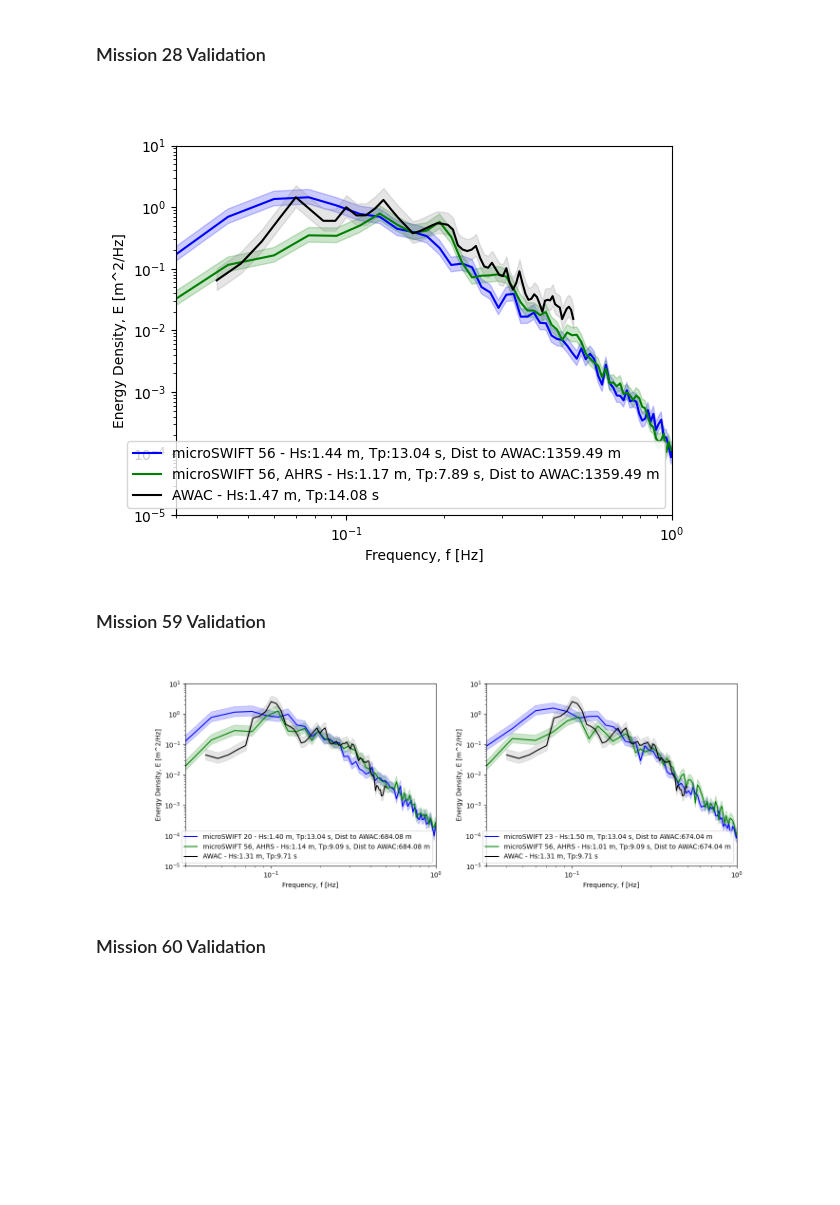
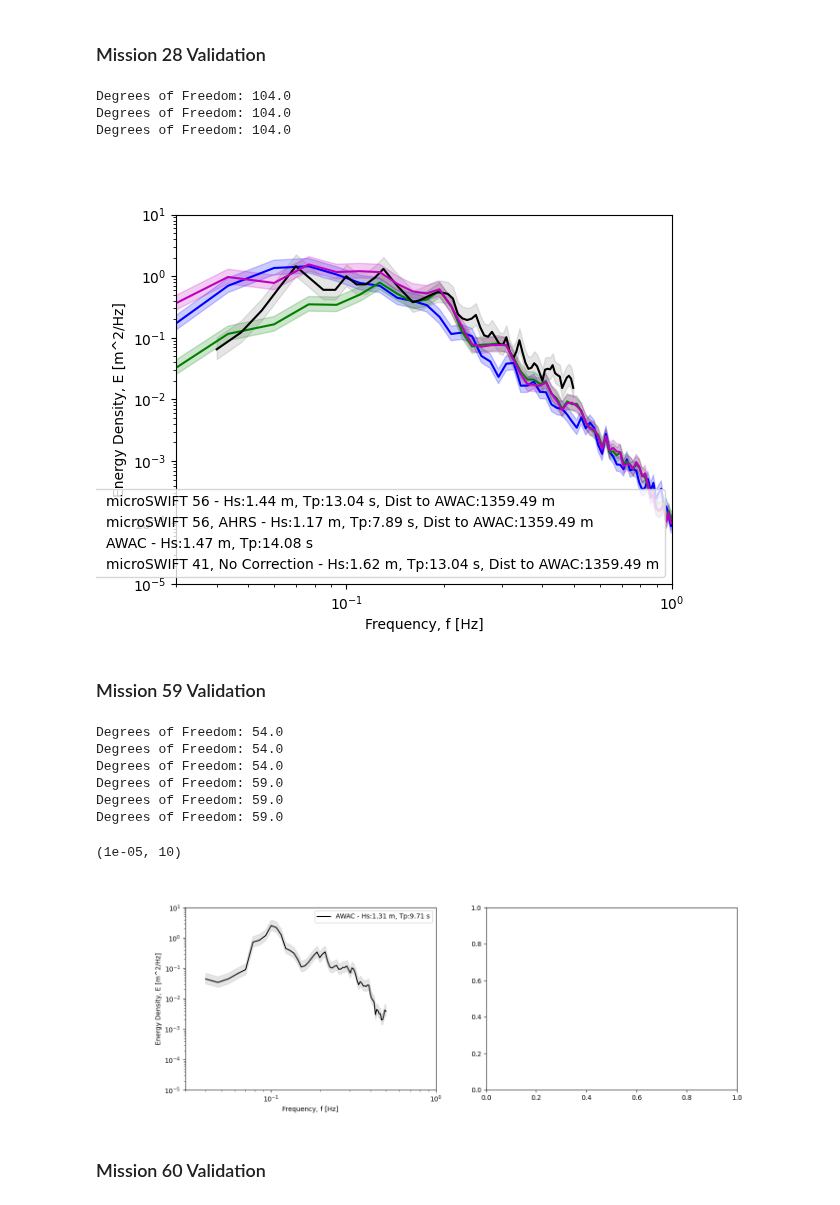
Before and after one commit to SASlabgroup/DUNEXMainExp, a Jupyter notebook: Validation/SeaSurfaceElevationComputationValidation.ipynb, the cells around one changed output. Drawn from its saved outputs; the diff is of its cells as text; code cells hidden in the pictures; blank space fills up the shorter version.

```diff
--- a/Validation/SeaSurfaceElevationComputationValidation.ipynb
+++ b/Validation/SeaSurfaceElevationComputationValidation.ipynb
@@ -501,6 +583,11 @@ mission26_microSWIFT37_accel_z_filt_ahrs, mission26_microSWIFT37_w_ahrs, mission
 c_mission26_microSWIFT37_ahrs = chi2.ppf([1 - alpha / 2, alpha / 2], mission26_microSWIFT37_dof_ahrs)
 c2_mission26_microSWIFT37_ahrs = mission26_microSWIFT37_dof_ahrs / c_mission26_microSWIFT37_ahrs
 mission26_microSWIFT37_Hs_ahrs, mission26_microSWIFT37_Tp_ahrs = computeBulkWaveParameters(mission26_microSWIFT37_f_ahrs, mission26_microSWIFT37_E_ahrs)
+# No Correction
+mission26_microSWIFT37_nc_accel_z_filt, mission26_microSWIFT37_nc_w, mission26_microSWIFT37_nc_z, mission26_microSWIFT37_nc_f, mission26_microSWIFT37_nc_E, mission26_microSWIFT37_nc_dof = processZAccel(nearAWAC_mission26_microSWIFT37['a_z'][0], fs, low_freq_cutoff, high_freq_cutoff, filt_order)
+c_mission26_microSWIFT37_nc = chi2.ppf([1 - alpha / 2, alpha / 2], mission26_microSWIFT37_nc_dof)
+c2_mission26_microSWIFT37_nc = mission26_microSWIFT37_nc_dof / c_mission26_microSWIFT37_nc
+mission26_microSWIFT37_nc_Hs, mission26_microSWIFT37_nc_Tp = computeBulkWaveParameters(mission26_microSWIFT37_nc_f, mission26_microSWIFT37_nc_E)
 
 
 # Plot the Spectrum from the microSWIFTs and the 4.5 m AWAC
@@ -513,6 +600,8 @@ ax1.loglog(mission26_microSWIFT37_f_ahrs, mission26_microSWIFT37_E_ahrs, color='
 ax1.fill_between(mission26_microSWIFT37_f_ahrs, mission26_microSWIFT37_E_ahrs*c2_mission26_microSWIFT37_ahrs[0], mission26_microSWIFT37_E_ahrs*c2_mission26_microSWIFT37_ahrs[1], color='g', alpha=.2)
 ax1.loglog(nearAWAC_mission26_microSWIFT37['f_awac'][0], nearAWAC_mission26_microSWIFT37['E_awac'][0], color='k', label='AWAC - Hs:{:.2f} m, Tp:{:.2f} s'.format(nearAWAC_mission26_microSWIFT37['Hs_awac'][0][0], nearAWAC_mission26_microSWIFT37['Tp_awac'][0][0]))
 ax1.fill_between(nearAWAC_mission26_microSWIFT37['f_awac'][0], nearAWAC_mission26_microSWIFT37['E_awac'][0]*c2_awac[0], nearAWAC_mission26_microSWIFT37['E_awac'][0]*c2_awac[1], color='gray', alpha=.2)
+ax1.loglog(mission26_microSWIFT37_nc_f, mission26_microSWIFT37_nc_E, color='m', label='microSWIFT 41, No Correction - Hs:{:.2f} m, Tp:{:.2f} s, Dist to AWAC:{:.2f} m'.format(mission26_microSWIFT37_nc_Hs, mission26_microSWIFT37_nc_Tp, mission26_microSWIFT37_dist2awac))
+ax1.fill_between(mission26_microSWIFT37_nc_f, mission26_microSWIFT37_nc_E*c2_mission26_microSWIFT37_nc[0], mission26_microSWIFT37_nc_E*c2_mission26_microSWIFT37_nc[1], color='m', alpha=.2)
 ax1.set_xlabel('Frequency, f [Hz]')
 ax1.set_ylabel('Energy Density, E [m^2/Hz]')
 ax1.legend()
@@ -540,7 +632,11 @@ mission28_microSWIFT56_accel_z_filt_ahrs, mission28_microSWIFT56_w_ahrs, mission
 c_mission28_microSWIFT56_ahrs = chi2.ppf([1 - alpha / 2, alpha / 2], mission28_microSWIFT56_dof_ahrs)
 c2_mission28_microSWIFT56_ahrs = mission28_microSWIFT56_dof_ahrs / c_mission28_microSWIFT56_ahrs
 mission28_microSWIFT56_Hs_ahrs, mission28_microSWIFT56_Tp_ahrs = computeBulkWaveParameters(mission28_microSWIFT56_f_ahrs, mission28_microSWIFT56_E_ahrs)
-
+# No Correction
+mission28_microSWIFT56_nc_accel_z_filt, mission28_microSWIFT56_nc_w, mission28_microSWIFT56_nc_z, mission28_microSWIFT56_nc_f, mission28_microSWIFT56_nc_E, mission28_microSWIFT56_nc_dof = processZAccel(nearAWAC_mission28_microSWIFT56['a_z'][0], fs, low_freq_cutoff, high_freq_cutoff, filt_order)
+c_mission28_microSWIFT56_nc = chi2.ppf([1 - alpha / 2, alpha / 2], mission28_microSWIFT56_nc_dof)
+c2_mission28_microSWIFT56_nc = mission28_microSWIFT56_nc_dof / c_mission28_microSWIFT56_nc
+mission28_microSWIFT56_nc_Hs, mission28_microSWIFT56_nc_Tp = computeBulkWaveParameters(mission28_microSWIFT56_nc_f, mission28_microSWIFT56_nc_E)
 
 # Plot the Spectrum from the microSWIFTs and the 4.5 m AWAC
 fig_mission28, ax1 = plt.subplots()
@@ -552,6 +648,8 @@ ax1.loglog(mission28_microSWIFT56_f_ahrs, mission28_microSWIFT56_E_ahrs, color='
 ax1.fill_between(mission28_microSWIFT56_f_ahrs, mission28_microSWIFT56_E_ahrs*c2_mission28_microSWIFT56_ahrs[0], mission28_microSWIFT56_E_ahrs*c2_mission28_microSWIFT56_ahrs[1], color='g', alpha=.2)
 ax1.loglog(nearAWAC_mission28_microSWIFT56['f_awac'][0], nearAWAC_mission28_microSWIFT56['E_awac'][0], color='k', label='AWAC - Hs:{:.2f} m, Tp:{:.2f} s'.format(nearAWAC_mission28_microSWIFT56['Hs_awac'][0][0], nearAWAC_mission28_microSWIFT56['Tp_awac'][0][0]))
 ax1.fill_between(nearAWAC_mission28_microSWIFT56['f_awac'][0], nearAWAC_mission28_microSWIFT56['E_awac'][0]*c2_awac[0], nearAWAC_mission28_microSWIFT56['E_awac'][0]*c2_awac[1], color='gray', alpha=.2)
+ax1.loglog(mission28_microSWIFT56_nc_f, mission28_microSWIFT56_nc_E, color='m', label='microSWIFT 41, No Correction - Hs:{:.2f} m, Tp:{:.2f} s, Dist to AWAC:{:.2f} m'.format(mission28_microSWIFT56_nc_Hs, mission28_microSWIFT56_nc_Tp, mission28_microSWIFT56_dist2awac))
+ax1.fill_between(mission28_microSWIFT56_nc_f, mission28_microSWIFT56_nc_E*c2_mission28_microSWIFT56_nc[0], mission28_microSWIFT56_nc_E*c2_mission28_microSWIFT56_nc[1], color='m', alpha=.2)
 ax1.set_xlabel('Frequency, f [Hz]')
 ax1.set_ylabel('Energy Density, E [m^2/Hz]')
 ax1.legend()
@@ -560,7 +658,10 @@ ax1.set_ylim(10**-5, 10)
 
 fig_mission28.savefig('./figures/mission28_validation.png')
 # %% [output]
+Degrees of Freedom: 104.0
+Degrees of Freedom: 104.0
+Degrees of Freedom: 104.0
-[figure, old version]
+[figure, new version]
 # %% [markdown]
 <h3>Mission 59 Validation</h3>
 # %%
@@ -579,55 +680,77 @@ mission59_microSWIFT20_accel_z_filt_ahrs, mission59_microSWIFT20_w_ahrs, mission
 c_mission59_microSWIFT20_ahrs = chi2.ppf([1 - alpha / 2, alpha / 2], mission59_microSWIFT20_dof_ahrs)
 c2_mission59_microSWIFT20_ahrs = mission59_microSWIFT20_dof_ahrs / c_mission59_microSWIFT20_ahrs
 mission59_microSWIFT20_Hs_ahrs, mission59_microSWIFT20_Tp_ahrs = computeBulkWaveParameters(mission59_microSWIFT20_f_ahrs, mission59_microSWIFT20_E_ahrs)
+# No Correction
+mission59_microSWIFT20_nc_accel_z_filt, mission59_microSWIFT20_nc_w, mission59_microSWIFT20_nc_z, mission59_microSWIFT20_nc_f, mission59_microSWIFT20_nc_E, mission59_microSWIFT20_nc_dof = processZAccel(nearAWAC_mission59_microSWIFT20['a_z'][0], fs, low_freq_cutoff, high_freq_cutoff, filt_order)
+c_mission59_microSWIFT20_nc = chi2.ppf([1 - alpha / 2, alpha / 2], mission59_microSWIFT20_nc_dof)
+c2_mission59_microSWIFT20_nc = mission59_microSWIFT20_nc_dof / c_mission59_microSWIFT20_nc
+mission59_microSWIFT20_nc_Hs, mission59_microSWIFT20_nc_Tp = computeBulkWaveParameters(mission59_microSWIFT20_nc_f, mission59_microSWIFT20_nc_E)
 
 # mission 59, microSWIFT 23
 # EKF
 nearAWAC_mission59_microSWIFT23 = io.loadmat('./data/nearAWACData_mission59_microSWIFT_23.mat')
 mission59_microSWIFT23_accel_x, mission59_microSWIFT23_accel_y, mission59_microSWIFT23_accel_z =  ekfCorrection(nearAWAC_mission59_microSWIFT23['a_x'][0], nearAWAC_mission59_microSWIFT23['a_y'][0], nearAWAC_mission59_microSWIFT23['a_z'][0], nearAWAC_mission59_microSWIFT23['gyro_x'][0], nearAWAC_mission59_microSWIFT23['gyro_y'][0], nearAWAC_mission59_microSWIFT23['gyro_z'][0], nearAWAC_mission59_microSWIFT23['mag_x'][0], nearAWAC_mission59_microSWIFT23['mag_y'][0], nearAWAC_mission59_microSWIFT23['mag_z'][0])
 mission59_microSWIFT23_accel_z_filt, mission59_microSWIFT23_w, mission59_microSWIFT23_z, mission59_microSWIFT23_f, mission59_microSWIFT23_E, mission59_microSWIFT23_dof = processZAccel(mission59_microSWIFT23_accel_z, fs, low_freq_cutoff, high_freq_cutoff, filt_order)
 c_mission59_microSWIFT23 = chi2.ppf([1 - alpha / 2, alpha / 2], mission59_microSWIFT23_dof)
 c2_mission59_microSWIFT23 = mission59_microSWIFT23_dof / c_mission59_microSWIFT23
 mission59_microSWIFT23_Hs, mission59_microSWIFT23_Tp = computeBulkWaveParameters(mission59_microSWIFT23_f, mission59_microSWIFT23_E)
 mission59_microSWIFT23_dist2awac = avgDistToAWAC(nearAWAC_mission59_microSWIFT23['x'][0], nearAWAC_mission59_microSWIFT23['y'][0], xFRF_awac, yFRF_awac)
 # AHRS
 nearAWAC_mission59_microSWIFT23_ahrs = io.loadmat('./data/ahrs_mission59_microSWIFT_23.mat')
 mission59_microSWIFT23_accel_z_filt_ahrs, mission59_microSWIFT23_w_ahrs, mission59_microSWIFT23_z_ahrs, mission59_microSWIFT23_f_ahrs, mission59_microSWIFT23_E_ahrs, mission59_microSWIFT23_dof_ahrs = processZAccel(np.squeeze(nearAWAC_mission59_microSWIFT23_ahrs['az_corrected']), fs, low_freq_cutoff, high_freq_cutoff, filt_order)
 c_mission59_microSWIFT23_ahrs = chi2.ppf([1 - alpha / 2, alpha / 2], mission59_microSWIFT23_dof_ahrs)
 c2_mission59_microSWIFT23_ahrs = mission59_microSWIFT23_dof_ahrs / c_mission59_microSWIFT23_ahrs
 mission59_microSWIFT23_Hs_ahrs, mission59_microSWIFT23_Tp_ahrs = computeBulkWaveParameters(mission59_microSWIFT23_f_ahrs, mission59_microSWIFT23_E_ahrs)
+# No Correction
+mission59_microSWIFT23_nc_accel_z_filt, mission59_microSWIFT23_nc_w, mission59_microSWIFT23_nc_z, mission59_microSWIFT23_nc_f, mission59_microSWIFT23_nc_E, mission59_microSWIFT23_nc_dof = processZAccel(nearAWAC_mission59_microSWIFT23['a_z'][0], fs, low_freq_cutoff, high_freq_cutoff, filt_order)
+c_mission59_microSWIFT23_nc = chi2.ppf([1 - alpha / 2, alpha / 2], mission59_microSWIFT23_nc_dof)
+c2_mission59_microSWIFT23_nc = mission59_microSWIFT23_nc_dof / c_mission59_microSWIFT23_nc
+mission59_microSWIFT23_nc_Hs, mission59_microSWIFT23_nc_Tp = computeBulkWaveParameters(mission59_microSWIFT23_nc_f, mission59_microSWIFT23_nc_E)
 
 # Plot the Spectrum from the microSWIFTs and the 4.5 m AWAC
-fig_mission59, (ax1, ax2) = plt.subplots(ncols=2, figsize=(15,5))
+# fig_mission59, (ax1, ax2) = plt.subplots(ncols=2, figsize=(15,5))
+fig_mission59, ax1 = plt.subplots( figsize=(10,5))
 
 # microSWIFT 20
-ax1.loglog(mission59_microSWIFT20_f, mission59_microSWIFT20_E, color='b', label='microSWIFT 20 - Hs:{:.2f} m, Tp:{:.2f} s, Dist to AWAC:{:.2f} m'.format(mission59_microSWIFT20_Hs, mission59_microSWIFT20_Tp, mission59_microSWIFT20_dist2awac))
-ax1.fill_between(mission59_microSWIFT20_f, mission59_microSWIFT20_E*c2_mission59_microSWIFT20[0], mission59_microSWIFT20_E*c2_mission59_microSWIFT20[1], color='b', alpha=.2)
-ax1.loglog(mission59_microSWIFT20_f_ahrs, mission59_microSWIFT20_E_ahrs, color='g', label='microSWIFT 56, AHRS - Hs:{:.2f} m, Tp:{:.2f} s, Dist to AWAC:{:.2f} m'.format(mission59_microSWIFT20_Hs_ahrs, mission59_microSWIFT20_Tp_ahrs, mission59_microSWIFT20_dist2awac))
-ax1.fill_between(mission59_microSWIFT20_f_ahrs, mission59_microSWIFT20_E_ahrs*c2_mission59_microSWIFT20_ahrs[0], mission59_microSWIFT20_E_ahrs*c2_mission59_microSWIFT20_ahrs[1], color='g', alpha=.2)
+# ax1.loglog(mission59_microSWIFT20_f, mission59_microSWIFT20_E, color='b', label='microSWIFT 20 - Hs:{:.2f} m, Tp:{:.2f} s, Dist to AWAC:{:.2f} m'.format(mission59_microSWIFT20_Hs, mission59_microSWIFT20_Tp, mission59_microSWIFT20_dist2awac))
+# ax1.fill_between(mission59_microSWIFT20_f, mission59_microSWIFT20_E*c2_mission59_microSWIFT20[0], mission59_microSWIFT20_E*c2_mission59_microSWIFT20[1], color='b', alpha=.2)
+# ax1.loglog(mission59_microSWIFT20_f_ahrs, mission59_microSWIFT20_E_ahrs, color='g', label='microSWIFT 56, AHRS - Hs:{:.2f} m, Tp:{:.2f} s, Dist to AWAC:{:.2f} m'.format(mission59_microSWIFT20_Hs_ahrs, mission59_microSWIFT20_Tp_ahrs, mission59_microSWIFT20_dist2awac))
+# ax1.fill_between(mission59_microSWIFT20_f_ahrs, mission59_microSWIFT20_E_ahrs*c2_mission59_microSWIFT20_ahrs[0], mission59_microSWIFT20_E_ahrs*c2_mission59_microSWIFT20_ahrs[1], color='g', alpha=.2)
 ax1.loglog(nearAWAC_mission59_microSWIFT20['f_awac'][0], nearAWAC_mission59_microSWIFT20['E_awac'][0], color='k', label='AWAC - Hs:{:.2f} m, Tp:{:.2f} s'.format(nearAWAC_mission59_microSWIFT20['Hs_awac'][0][0], nearAWAC_mission59_microSWIFT20['Tp_awac'][0][0]))
 ax1.fill_between(nearAWAC_mission59_microSWIFT20['f_awac'][0], nearAWAC_mission59_microSWIFT20['E_awac'][0]*c2_awac[0], nearAWAC_mission59_microSWIFT20['E_awac'][0]*c2_awac[1], color='gray', alpha=.2)
+# ax1.loglog(mission59_microSWIFT20_nc_f, mission59_microSWIFT20_nc_E, color='m', label='microSWIFT 41, No Correction - Hs:{:.2f} m, Tp:{:.2f} s, Dist to AWAC:{:.2f} m'.format(mission59_microSWIFT20_nc_Hs, mission59_microSWIFT20_nc_Tp, mission59_microSWIFT20_dist2awac))
+# ax1.fill_between(mission59_microSWIFT20_nc_f, mission59_microSWIFT20_nc_E*c2_mission59_microSWIFT20_nc[0], mission59_microSWIFT20_nc_E*c2_mission59_microSWIFT20_nc[1], color='m', alpha=.2)
 ax1.set_xlabel('Frequency, f [Hz]')
 ax1.set_ylabel('Energy Density, E [m^2/Hz]')
 ax1.legend()
 ax1.set_xlim(0.03, 1)
 ax1.set_ylim(10**-5, 10)
 
-# microSWIFT 23
-ax2.loglog(mission59_microSWIFT23_f, mission59_microSWIFT23_E, color='b', label='microSWIFT 23 - Hs:{:.2f} m, Tp:{:.2f} s, Dist to AWAC:{:.2f} m'.format(mission59_microSWIFT23_Hs, mission59_microSWIFT23_Tp, mission59_microSWIFT23_dist2awac))
-ax2.fill_between(mission59_microSWIFT23_f, mission59_microSWIFT23_E*c2_mission59_microSWIFT23[0], mission59_microSWIFT23_E*c2_mission59_microSWIFT23[1], color='b', alpha=.2)
-ax2.loglog(mission59_microSWIFT23_f_ahrs, mission59_microSWIFT23_E_ahrs, color='g', label='microSWIFT 56, AHRS - Hs:{:.2f} m, Tp:{:.2f} s, Dist to AWAC:{:.2f} m'.format(mission59_microSWIFT23_Hs_ahrs, mission59_microSWIFT23_Tp_ahrs, mission59_microSWIFT23_dist2awac))
-ax2.fill_between(mission59_microSWIFT23_f_ahrs, mission59_microSWIFT23_E_ahrs*c2_mission59_microSWIFT23_ahrs[0], mission59_microSWIFT23_E_ahrs*c2_mission59_microSWIFT23_ahrs[1], color='g', alpha=.2)
-ax2.loglog(nearAWAC_mission59_microSWIFT23['f_awac'][0], nearAWAC_mission59_microSWIFT23['E_awac'][0], color='k', label='AWAC - Hs:{:.2f} m, Tp:{:.2f} s'.format(nearAWAC_mission59_microSWIFT23['Hs_awac'][0][0], nearAWAC_mission59_microSWIFT23['Tp_awac'][0][0]))
-ax2.fill_between(nearAWAC_mission59_microSWIFT23['f_awac'][0], nearAWAC_mission59_microSWIFT23['E_awac'][0]*c2_awac[0], nearAWAC_mission59_microSWIFT23['E_awac'][0]*c2_awac[1], color='gray', alpha=.2)
-ax2.set_xlabel('Frequency, f [Hz]')
-ax2.set_ylabel('Energy Density, E [m^2/Hz]')
-ax2.legend()
-ax2.set_xlim(0.03, 1)
-ax2.set_ylim(10**-5, 10)
+# # microSWIFT 23
+# ax2.loglog(mission59_microSWIFT23_f, mission59_microSWIFT23_E, color='b', label='microSWIFT 23 - Hs:{:.2f} m, Tp:{:.2f} s, Dist to AWAC:{:.2f} m'.format(mission59_microSWIFT23_Hs, mission59_microSWIFT23_Tp, mission59_microSWIFT23_dist2awac))
+# ax2.fill_between(mission59_microSWIFT23_f, mission59_microSWIFT23_E*c2_mission59_microSWIFT23[0], mission59_microSWIFT23_E*c2_mission59_microSWIFT23[1], color='b', alpha=.2)
+# ax2.loglog(mission59_microSWIFT23_f_ahrs, mission59_microSWIFT23_E_ahrs, color='g', label='microSWIFT 56, AHRS - Hs:{:.2f} m, Tp:{:.2f} s, Dist to AWAC:{:.2f} m'.format(mission59_microSWIFT23_Hs_ahrs, mission59_microSWIFT23_Tp_ahrs, mission59_microSWIFT23_dist2awac))
+# ax2.fill_between(mission59_microSWIFT23_f_ahrs, mission59_microSWIFT23_E_ahrs*c2_mission59_microSWIFT23_ahrs[0], mission59_microSWIFT23_E_ahrs*c2_mission59_microSWIFT23_ahrs[1], color='g', alpha=.2)
+# ax2.loglog(nearAWAC_mission59_microSWIFT23['f_awac'][0], nearAWAC_mission59_microSWIFT23['E_awac'][0], color='k', label='AWAC - Hs:{:.2f} m, Tp:{:.2f} s'.format(nearAWAC_mission59_microSWIFT23['Hs_awac'][0][0], nearAWAC_mission59_microSWIFT23['Tp_awac'][0][0]))
+# ax2.fill_between(nearAWAC_mission59_microSWIFT23['f_awac'][0], nearAWAC_mission59_microSWIFT23['E_awac'][0]*c2_awac[0], nearAWAC_mission59_microSWIFT23['E_awac'][0]*c2_awac[1], color='gray', alpha=.2)
+# ax2.loglog(mission59_microSWIFT23_nc_f, mission59_microSWIFT23_nc_E, color='m', label='microSWIFT 41, No Correction - Hs:{:.2f} m, Tp:{:.2f} s, Dist to AWAC:{:.2f} m'.format(mission59_microSWIFT23_nc_Hs, mission59_microSWIFT23_nc_Tp, mission59_microSWIFT23_dist2awac))
+# ax2.fill_between(mission59_microSWIFT23_nc_f, mission59_microSWIFT23_nc_E*c2_mission59_microSWIFT23_nc[0], mission59_microSWIFT23_nc_E*c2_mission59_microSWIFT23_nc[1], color='m', alpha=.2)
+# ax2.set_xlabel('Frequency, f [Hz]')
+# ax2.set_ylabel('Energy Density, E [m^2/Hz]')
+# ax2.legend()
+# ax2.set_xlim(0.03, 1)
+# ax2.set_ylim(10**-5, 10)
 
-fig_mission59.savefig('./figures/mission59_validation.png')
+# fig_mission59.savefig('./figures/mission59_validation.png')
 # %% [output]
+Degrees of Freedom: 54.0
+Degrees of Freedom: 54.0
+Degrees of Freedom: 54.0
+Degrees of Freedom: 59.0
+Degrees of Freedom: 59.0
+Degrees of Freedom: 59.0
+(1e-05, 10)
-[figure, old version]
+[figure, new version]
 # %% [markdown]
 <h3>Mission 60 Validation</h3>
 # %%
```
Also changed, not shown: parts of 9 cells of this notebook, 29 other files.
